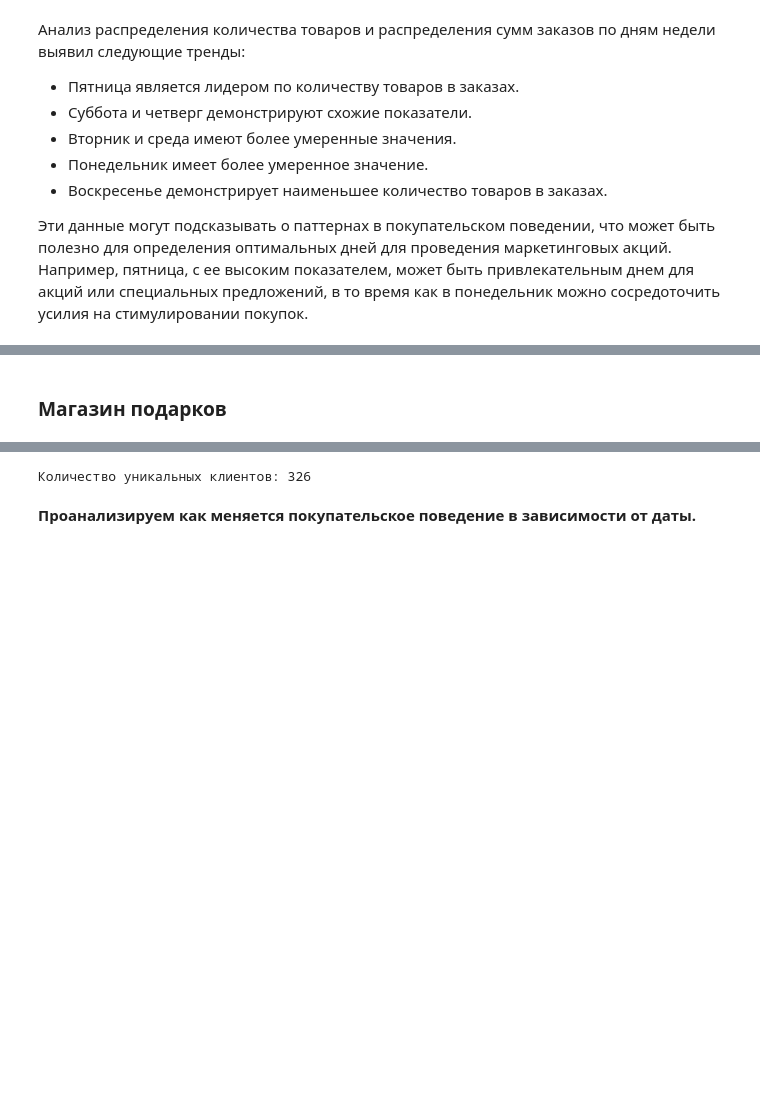
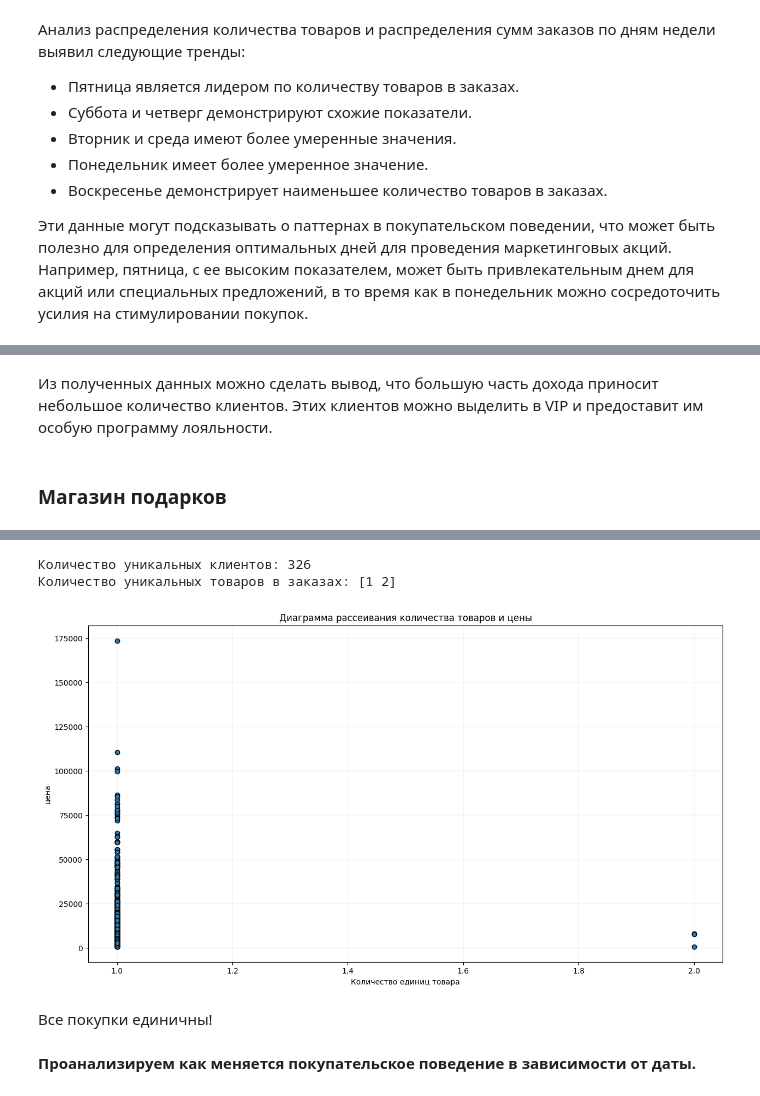
Before and after one commit to keda88/pet_project, a Jupyter notebook: buyer activity/buyer_activity.ipynb, the cells around one changed output, grey strips where cells are left out. Drawn from its saved outputs; the diff is of its cells as text; code cells hidden in the pictures; blank space fills up the shorter version.

```diff
--- a/buyer activity/buyer_activity.ipynb
+++ b/buyer activity/buyer_activity.ipynb
@@ -402,3 +496,5 @@ plot_sales_weekdays(marketplace_purchases)
+# %% [markdown]
+Из полученных данных можно сделать вывод, что большую часть дохода приносит небольшое количество клиентов. Этих клиентов можно выделить в VIP и предоставит им особую программу лояльности.
 # %% [markdown]
 ### Магазин подарков
 # %%
@@ -416,11 +512,14 @@ gifts_purchases.head(5)
 | 2 | 1515915625803894158 | 1 | 4666.0 | 2023-10-11 | 1515915625935652010-16166-6525589... | bulk_message |
 | 3 | 1515915625803894158 | 1 | 11963.0 | 2023-10-11 | 1515915625935652010-16166-6525589... | bulk_message |
 | 4 | 1515915625803894158 | 1 | 13107.0 | 2023-10-11 | 1515915625935652010-16166-6525589... | bulk_message |
-# %%
-# количество уникальных клиентов
-print('Количество уникальных клиентов:', gifts_purchases['client_id'].nunique())
-# %% [output]
-Количество уникальных клиентов: 326
+# %%
+scatter_plot(gifts_purchases)
+# %% [output]
+Количество уникальных клиентов: 326
+Количество уникальных товаров в заказах: [1 2]
+[figure, added]
+# %% [markdown]
+Все покупки единичны!
 # %% [markdown]
 **Проанализируем как меняется покупательское поведение в зависимости от даты.**
 # %%
```
Also changed, not shown: parts of 70 cells of this notebook.
